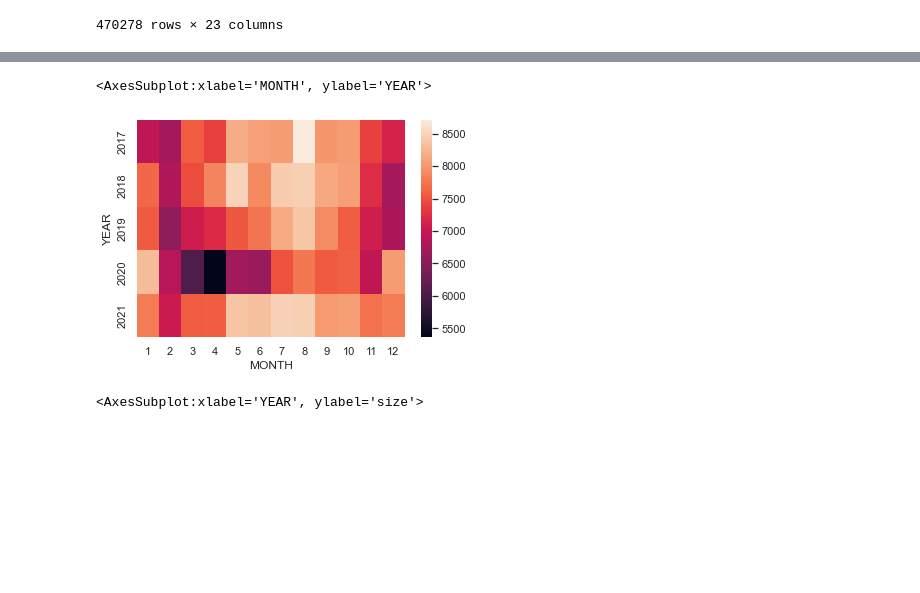
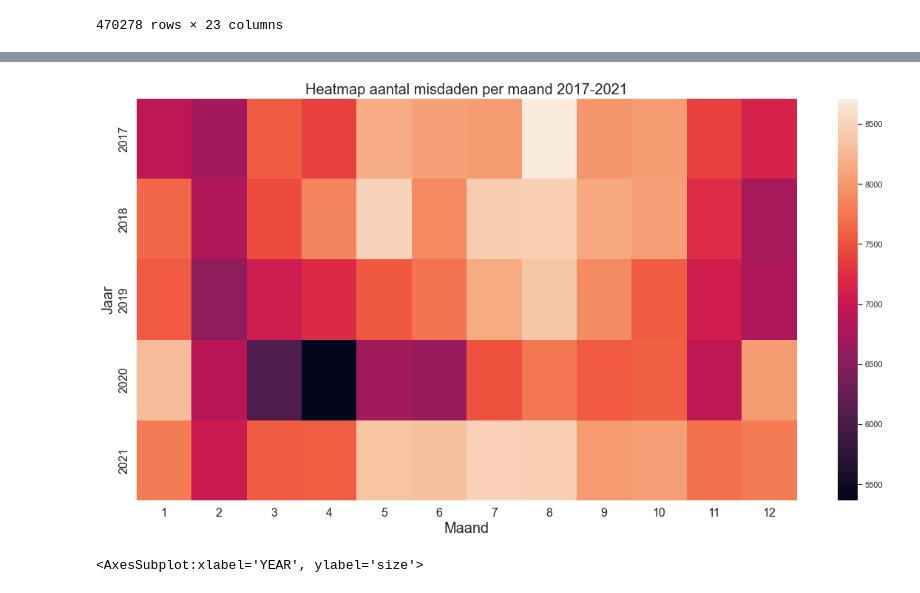
Before and after one commit to KolmschateS/poc-crime, a Jupyter notebook: covid.ipynb, the cells around one changed output, grey strips where cells are left out. Cells and saved outputs as stored; diff of their text form; code cells hidden in the pictures; blank space fills up the shorter version.

```diff
--- a/covid.ipynb
+++ b/covid.ipynb
@@ -85,18 +85,23 @@ crime_df
 # %%
 j1_crime_df = crime_df.copy()
 
-grouped = j1_crime_df.groupby(["OFFENSE_CATEGORY_ID", "YEAR", "WEEK"], as_index=False).size()
-grouped["YEARWEEK"] = grouped["YEAR"].astype(str) + "-" + grouped["WEEK"].astype(str)
+grouped = j1_crime_df.groupby(["OFFENSE_CATEGORY_ID", "YEAR"], as_index=False).size()
+# grouped["YEARWEEK"] = grouped["YEAR"].astype(str) + "-" + grouped["MONTH"].astype(str)
 grouped_till22 = grouped.drop(grouped[grouped["YEAR"] == 2022].index)
-grouped_till22.columns = ["Overtreding", "Jaar", "Week", "Gemiddeld aantal overtredingen", "Jaarweek"]
+grouped_till22.columns = ["Overtreding", "Jaar", "Gemiddeld aantal overtredingen"]
 grouped_till22
 
 # grouped = j1_crime_df.resample('M').apply({'OFFENSE_CATEGORY_ID':'count'})
 # grouped
 
 plt.figure(figsize=(10, 10))
-sns.set(style="darkgrid")
-sns.pointplot(data=grouped_till22, x="Jaar", y="Gemiddeld aantal overtredingen", hue="Overtreding", grid=True)
-plt.legend(bbox_to_anchor=(1.05, 1), loc=2, borderaxespad=0)
+sns.set(style="whitegrid")
+sns.pointplot(data=grouped_till22, x="Jaar", y="Gemiddeld aantal overtredingen", hue="Overtreding", grid=True )
+plt.legend(bbox_to_anchor=(1.05, 1), loc=2, borderaxespad=0, fontsize=16)
+plt.title("Veranderingen in misdaad per jaar", fontsize=20)
+plt.yticks(fontsize=16)
+plt.xticks(fontsize=16)
+plt.xlabel("Maand", fontsize=20)
+plt.ylabel("Aantal overtredingen per jaar", fontsize=20)
 plt.show()
 # %% [output]
@@ -124,17 +140,24 @@ plt.show()
 # %%
 df_heat = crime_df.copy()
 df_total_peryear = df_heat.drop(df_heat[df_heat["YEAR"] == 2022].index)
+
+plt.figure(figsize=(20, 10))
 
 pivot = df_total_peryear.pivot_table(
     index="YEAR",
     columns="MONTH",
     values="REPORTED_DATE_NORMALIZED",
     aggfunc="size"
 ).fillna(0)
 sns.heatmap(pivot)
+plt.title("Heatmap aantal misdaden per maand 2017-2021", fontsize=20)
+plt.yticks(fontsize=16)
+plt.xticks(fontsize=16)
+plt.xlabel("Maand", fontsize=20)
+plt.ylabel("Jaar", fontsize=20)
+plt.show()
 # %% [output]
-<AxesSubplot:xlabel='MONTH', ylabel='YEAR'>
-[figure, old version]
+[figure, new version]
 # %%
 df_total = crime_df.copy()
 df_total_peryear = df_total.groupby(["YEAR", "WEEK"], as_index=False).size()
```
Also changed, not shown: parts of 3 cells of this notebook.
